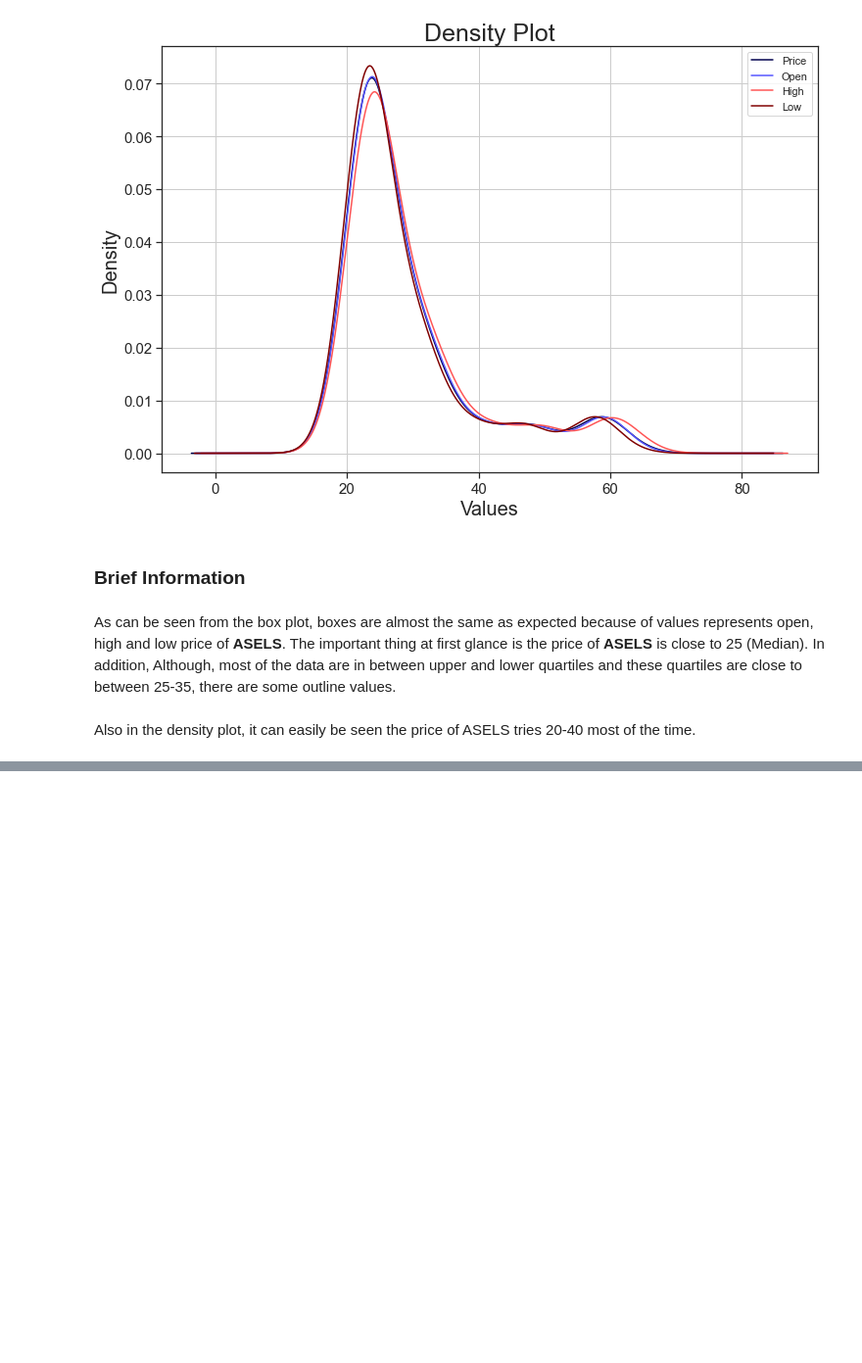
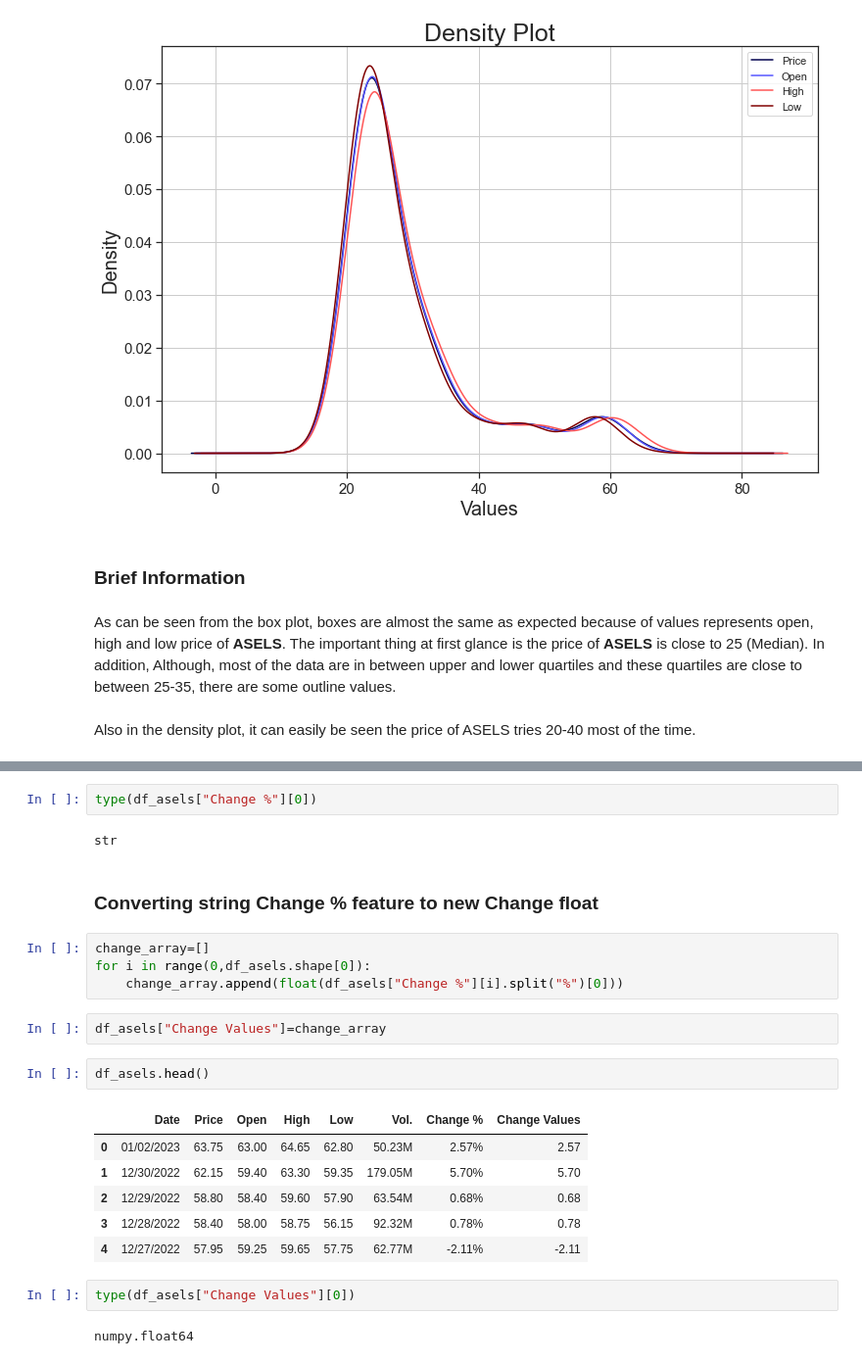
Before and after one commit to MAAykanat/Probabilistic-Approach-To-BIST30, a Jupyter notebook: ASELS_Analysis.ipynb, the cells around one changed output, grey strips where cells are left out. Shown: that part at 98% size. Drawn from its saved outputs; the diff is of its cells as text; blank space fills up the shorter version.

Commit message:
Change feature converted string to float

```diff
--- a/ASELS_Analysis.ipynb
+++ b/ASELS_Analysis.ipynb
@@ -120,0 +136,25 @@ As can be seen from the box plot, boxes are almost the same as expected because
+# %%
+type(df_asels["Change %"][0])
+# %% [output]
+str
+# %% [markdown]
+### Converting string Change % feature to new Change float
+# %%
+change_array=[]
+for i in range(0,df_asels.shape[0]):
+    change_array.append(float(df_asels["Change %"][i].split("%")[0]))
+# %%
+df_asels["Change Values"]=change_array
+# %%
+df_asels.head()
+# %% [output]
+|  | Date | Price | Open | High | Low | Vol. | Change % | Change Values |
+| 0 | 01/02/2023 | 63.75 | 63.00 | 64.65 | 62.80 | 50.23M | 2.57% | 2.57 |
+| 1 | 12/30/2022 | 62.15 | 59.40 | 63.30 | 59.35 | 179.05M | 5.70% | 5.70 |
+| 2 | 12/29/2022 | 58.80 | 58.40 | 59.60 | 57.90 | 63.54M | 0.68% | 0.68 |
+| 3 | 12/28/2022 | 58.40 | 58.00 | 58.75 | 56.15 | 92.32M | 0.78% | 0.78 |
+| 4 | 12/27/2022 | 57.95 | 59.25 | 59.65 | 57.75 | 62.77M | -2.11% | -2.11 |
+# %%
+type(df_asels["Change Values"][0])
+# %% [output]
+numpy.float64
```
Also changed, not shown: parts of 2 cells of this notebook.
